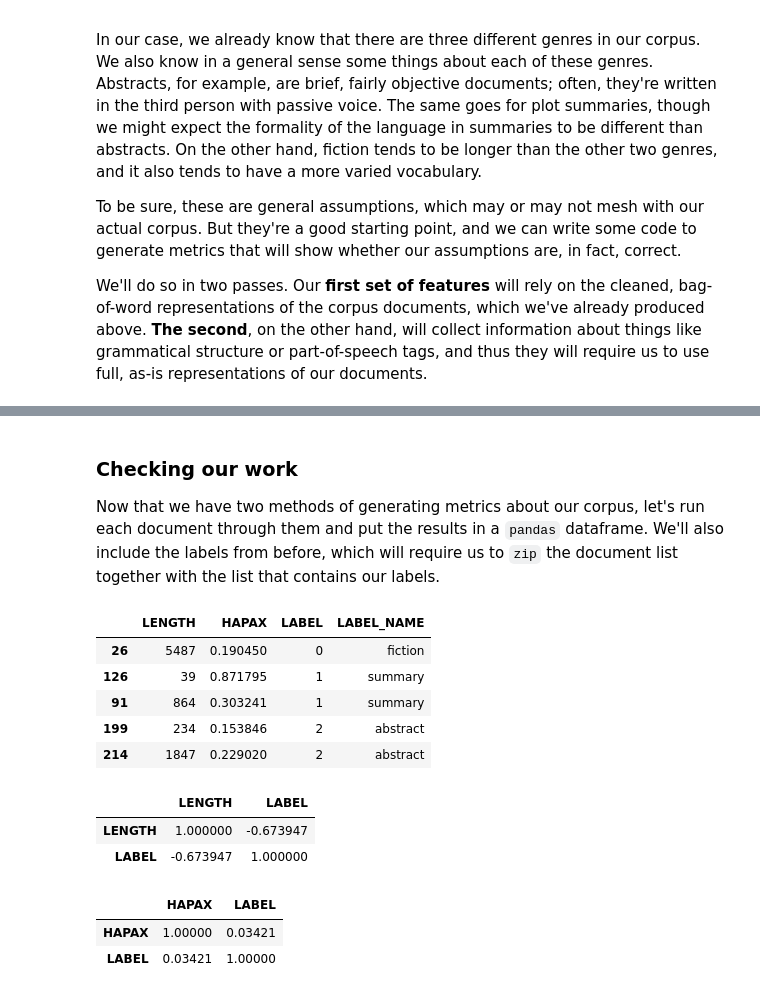
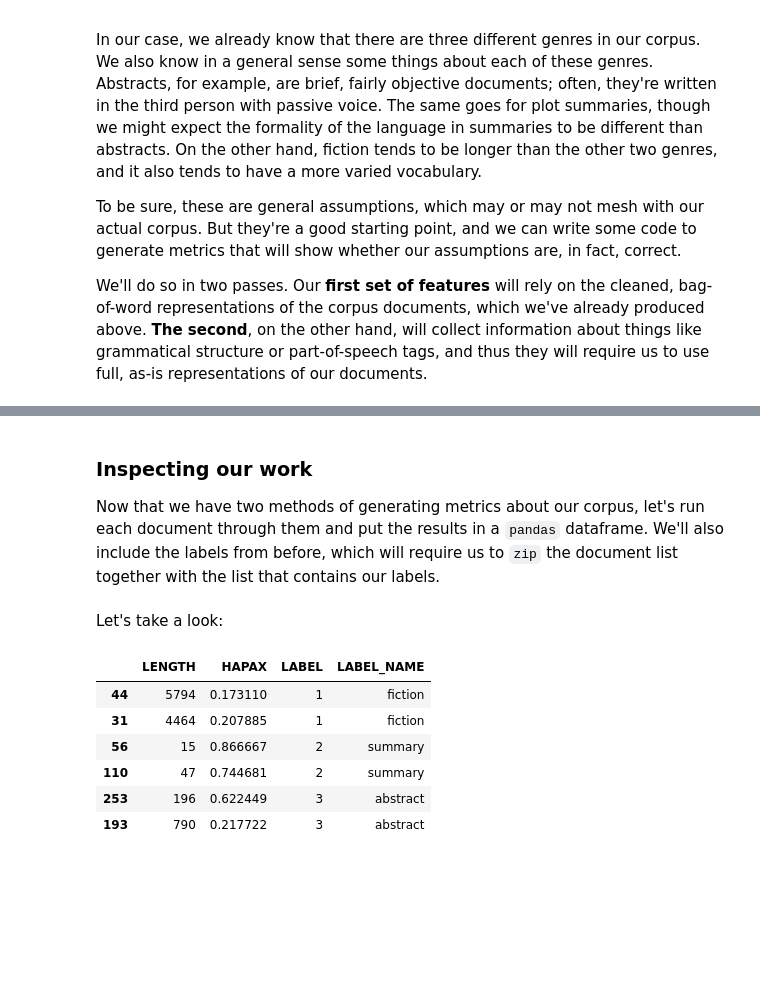
Before and after one commit to ucdavisdatalab/workshop_nlp_with_python, a Jupyter notebook: 03_classification-and-feature-engineering.ipynb, the cells around one changed output, grey strips where cells are left out. Drawn from its saved outputs; the diff is of its cells as text; code cells hidden in the pictures; blank space fills up the shorter version.

```diff
--- a/03_classification-and-feature-engineering.ipynb
+++ b/03_classification-and-feature-engineering.ipynb
@@ -203,41 +202,33 @@ def hapax_richness(doc, doc_len):
 
     return n_hapaxes / doc_len
 # %% [markdown]
-### Checking our work
+### Inspecting our work
 
 Now that we have two methods of generating metrics about our corpus, let's run each document through them and put the results in a `pandas` dataframe. We'll also include the labels from before, which will require us to `zip` the document list together with the list that contains our labels.
 # %%
 import pandas as pd
 
-features = []
+basic_features = []
 for doc, label in zip(cleaned, labels):
-    doc_len = doc_length(doc)
+    doc_len = len(doc)
     hapax = hapax_richness(doc, doc_len)
-    features.append({
+    basic_features.append({
         'LENGTH': doc_len,
         'HAPAX': hapax,
         'LABEL': label
     })
 
-features = pd.DataFrame(features)
-features['LABEL_NAME'] = features['LABEL'].replace(label_dict)
-features.sample(5)
+basic_features = pd.DataFrame(basic_features)
+basic_features['LABEL_NAME'] = basic_features['LABEL'].replace(label_dict)
-# %% [output]
-|  | LENGTH | HAPAX | LABEL | LABEL_NAME |
-| 26 | 5487 | 0.190450 | 0 | fiction |
-| 126 | 39 | 0.871795 | 1 | summary |
-| 91 | 864 | 0.303241 | 1 | summary |
-| 199 | 234 | 0.153846 | 2 | abstract |
-| 214 | 1847 | 0.229020 | 2 | abstract |
-# %%
-features[['LENGTH', 'LABEL']].corr()
-# %% [output]
-|  | LENGTH | LABEL |
-| LENGTH | 1.000000 | -0.673947 |
-| LABEL | -0.673947 | 1.000000 |
-# %%
-features[['HAPAX', 'LABEL']].corr()
-# %% [output]
-|  | HAPAX | LABEL |
-| HAPAX | 1.00000 | 0.03421 |
-| LABEL | 0.03421 | 1.00000 |
+# %% [markdown]
+Let's take a look:
+# %%
+basic_features.groupby('LABEL').sample(2)
+# %% [output]
+|  | LENGTH | HAPAX | LABEL | LABEL_NAME |
+| 44 | 5794 | 0.173110 | 1 | fiction |
+| 31 | 4464 | 0.207885 | 1 | fiction |
+| 56 | 15 | 0.866667 | 2 | summary |
+| 110 | 47 | 0.744681 | 2 | summary |
+| 253 | 196 | 0.622449 | 3 | abstract |
+| 193 | 790 | 0.217722 | 3 | abstract |
```
Also changed, not shown: parts of 41 cells of this notebook, 1 other file.
